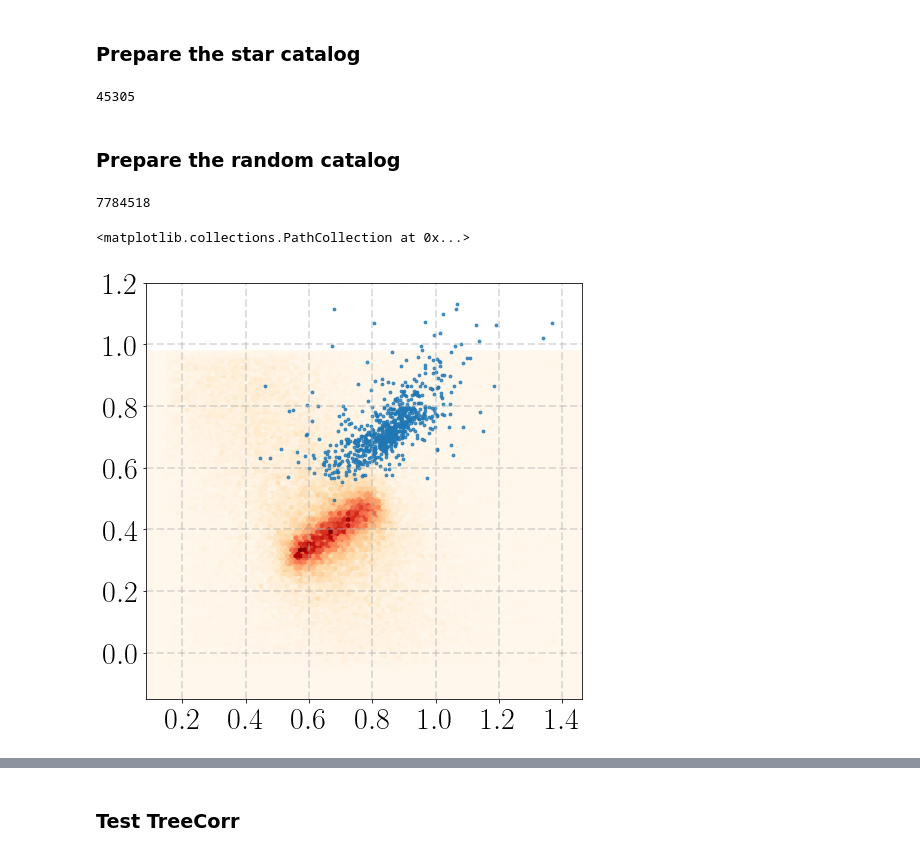
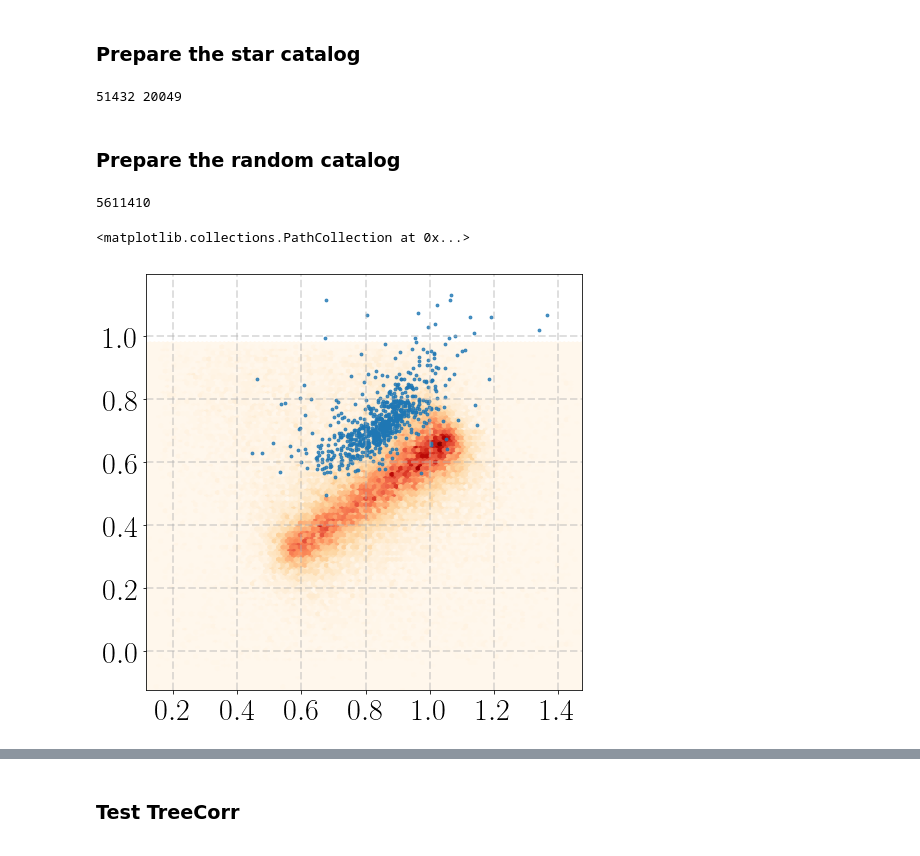
Before and after one commit to dr-guangtou/bubbletea, a Jupyter notebook: notebooks/s18a_color_color_gal_star.ipynb, the cells around one changed output, grey strips where cells are left out. Saved outputs shown, nothing was run; the diff lists cells and outputs as text; code cells hidden in the pictures.

```diff
--- a/notebooks/s18a_color_color_gal_star.ipynb
+++ b/notebooks/s18a_color_color_gal_star.ipynb
@@ -86,67 +90,82 @@ gal_use = gal_cat[gal_mask]
 # %% [markdown]
 ### Prepare the star catalog
 # %%
-star_mask = ((star_cat['i_psfflux_mag'] >= 22.0) &
-             (star_cat['i_psfflux_mag'] <= 25.0) &
-             np.isfinite(star_cat['g_psfflux_mag']) &
-             np.isfinite(star_cat['r_psfflux_mag']) &
-             np.isfinite(star_cat['z_psfflux_mag']) &
-             (star_cat['g_psfflux_mag'] - star_cat['r_psfflux_mag'] >= 0.2) &
-             (star_cat['g_psfflux_mag'] - star_cat['r_psfflux_mag'] <= 1.5) &
-             (star_cat['r_psfflux_mag'] - star_cat['z_psfflux_mag'] >= 0.0) &
-             (star_cat['r_psfflux_mag'] - star_cat['z_psfflux_mag'] <= 1.0) &
-             (star_cat['g_psfflux_mag'] - star_cat['i_psfflux_mag'] >= 0.8) &
-             (star_cat['g_psfflux_mag'] - star_cat['i_psfflux_mag'] <= 1.2)
-            )
+star_mask_1 = ((star_cat['i_psfflux_mag'] >= 22.5) &
+               (star_cat['i_psfflux_mag'] <= 24.5) &
+               np.isfinite(star_cat['g_psfflux_mag']) &
+               np.isfinite(star_cat['r_psfflux_mag']) &
+               np.isfinite(star_cat['z_psfflux_mag']) &
+               (star_cat['g_psfflux_mag'] - star_cat['r_psfflux_mag'] >= 0.2) &
+               (star_cat['g_psfflux_mag'] - star_cat['r_psfflux_mag'] <= 1.5) &
+               (star_cat['r_psfflux_mag'] - star_cat['z_psfflux_mag'] >= 0.0) &
+               (star_cat['r_psfflux_mag'] - star_cat['z_psfflux_mag'] <= 1.0) &
+               (star_cat['g_psfflux_mag'] - star_cat['i_psfflux_mag'] >= 0.8) &
+               (star_cat['g_psfflux_mag'] - star_cat['i_psfflux_mag'] <= 1.6)
+             )
 
-print(star_mask.sum())
+star_mask_2 = ((star_cat['i_psfflux_mag'] >= 21.5) &
+               (star_cat['i_psfflux_mag'] <= 22.5) &
+               np.isfinite(star_cat['g_psfflux_mag']) &
+               np.isfinite(star_cat['r_psfflux_mag']) &
+               np.isfinite(star_cat['z_psfflux_mag']) &
+               (star_cat['g_psfflux_mag'] - star_cat['r_psfflux_mag'] >= 0.2) &
+               (star_cat['g_psfflux_mag'] - star_cat['r_psfflux_mag'] <= 1.5) &
+               (star_cat['r_psfflux_mag'] - star_cat['z_psfflux_mag'] >= 0.0) &
+               (star_cat['r_psfflux_mag'] - star_cat['z_psfflux_mag'] <= 1.0) &
+               (star_cat['g_psfflux_mag'] - star_cat['i_psfflux_mag'] >= 0.3) &
+               (star_cat['g_psfflux_mag'] - star_cat['i_psfflux_mag'] <= 0.9)
+             )
 
-star_use = star_cat[star_mask]
+print(star_mask_1.sum(), star_mask_2.sum())
+
+star_use_1 = star_cat[star_mask_1]
+star_use_2 = star_cat[star_mask_2]
 # %% [output]
-45305
+51432 20049
 # %% [markdown]
 ### Prepare the random catalog
 # %%
 rand_mask = ((rand_cat['g_inputcount_value'] >= 4) & (rand_cat['r_inputcount_value'] >= 4) &
              (rand_cat['i_inputcount_value'] >= 4) & (rand_cat['z_inputcount_value'] >= 6) &
-             (rand_cat['y_inputcount_value'] >= 6))
+             (rand_cat['y_inputcount_value'] >= 6) & (rand_cat['isprimary']))
 
 print(rand_mask.sum())
 
 rand_use = rand_cat[rand_mask]
 
-rand_small = np.random.choice(rand_use, 500000, replace=False)
+rand_1 = np.random.choice(rand_use, 500000, replace=False)
+rand_2 = np.random.choice(rand_use, 500000, replace=False)
 # %% [output]
-7784518
+5611410
 # %%
 fig = plt.figure(figsize=(7, 7))
 fig.subplots_adjust(left=0.13, right=0.995,
                     bottom=0.17, top=0.995,
                     wspace=0.00, hspace=0.00)
 ax1 = fig.add_subplot(111)
 ax1.grid(linestyle='--', linewidth=2, alpha=0.4, zorder=0)
 
 for tick in ax1.xaxis.get_major_ticks():
     tick.label.set_fontsize(30)
 for tick in ax1.yaxis.get_major_ticks():
     tick.label.set_fontsize(30)
 
-gr_color = ((star_use['g_psfflux_mag'] - star_use['a_g']) -
-            (star_use['r_psfflux_mag'] - star_use['a_r']))
-rz_color = ((star_use['r_psfflux_mag'] - star_use['a_r']) -
-            (star_use['z_psfflux_mag'] - star_use['a_z']))
+gr_color = ((star_use_1['g_psfflux_mag'] - star_use_1['a_g']) -
+            (star_use_1['r_psfflux_mag'] - star_use_1['a_r']))
+rz_color = ((star_use_1['r_psfflux_mag'] - star_use_1['a_r']) -
+            (star_use_1['z_psfflux_mag'] - star_use_1['a_z']))
 
 ax1.hexbin(gr_color, rz_color, cmap='OrRd')
 
 gr_gal = ((gal_use['g_cmodel_mag'] - gal_use['a_g']) -
           (gal_use['r_cmodel_mag'] - gal_use['a_r']))
 rz_gal = ((gal_use['r_cmodel_mag'] - gal_use['a_r']) -
           (gal_use['z_cmodel_mag'] - gal_use['a_z']))
 
 ax1.scatter(gr_gal, rz_gal, s=8, alpha=0.8)
 # %% [output]
 <matplotlib.collections.PathCollection at 0x...>
-[figure, old version]
+[figure, new version]
 # %%
 fig = plt.figure(figsize=(12, 7))
 fig.subplots_adjust(left=0.13, right=0.995,
```
Also changed, not shown: parts of 10 cells of this notebook.
